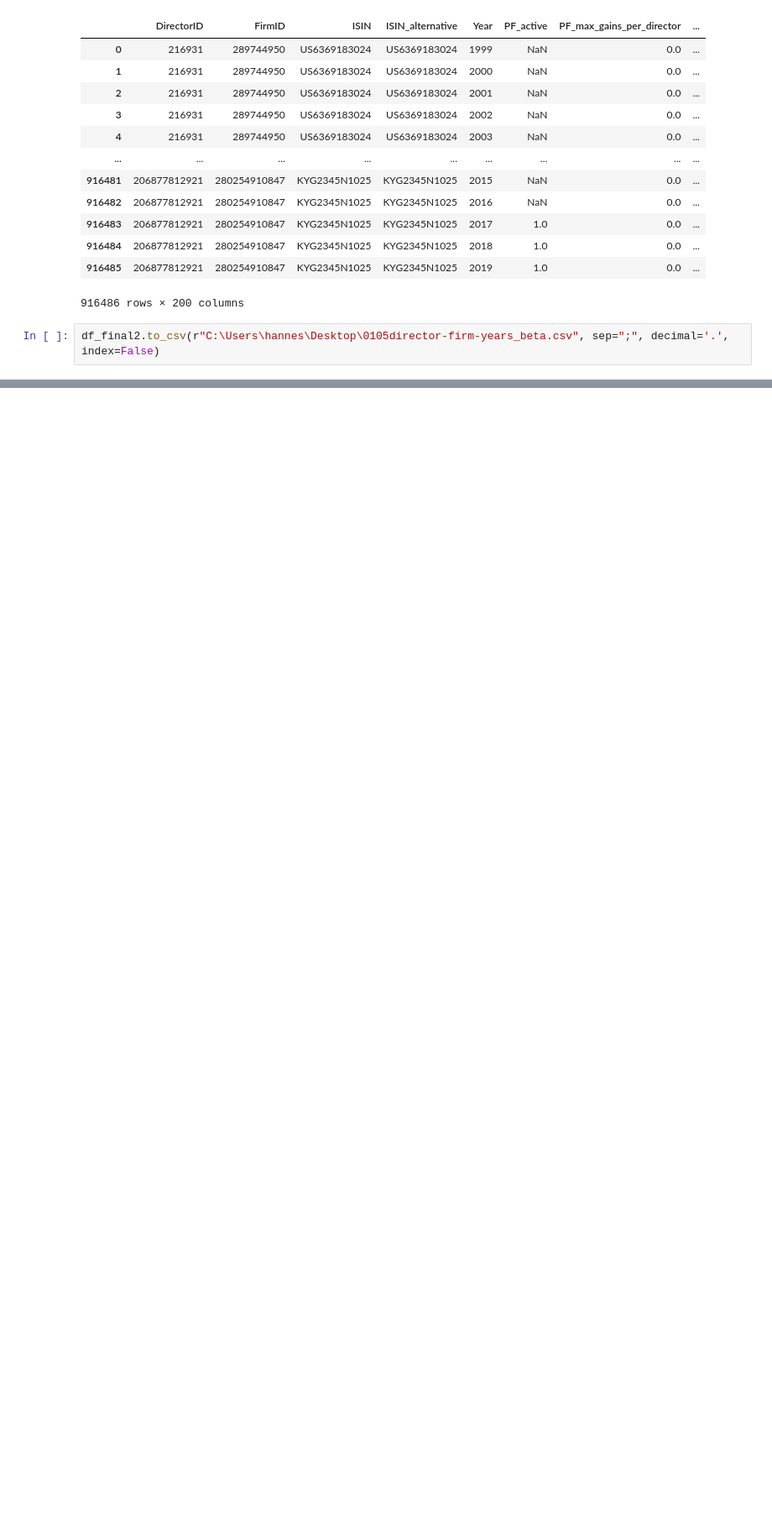
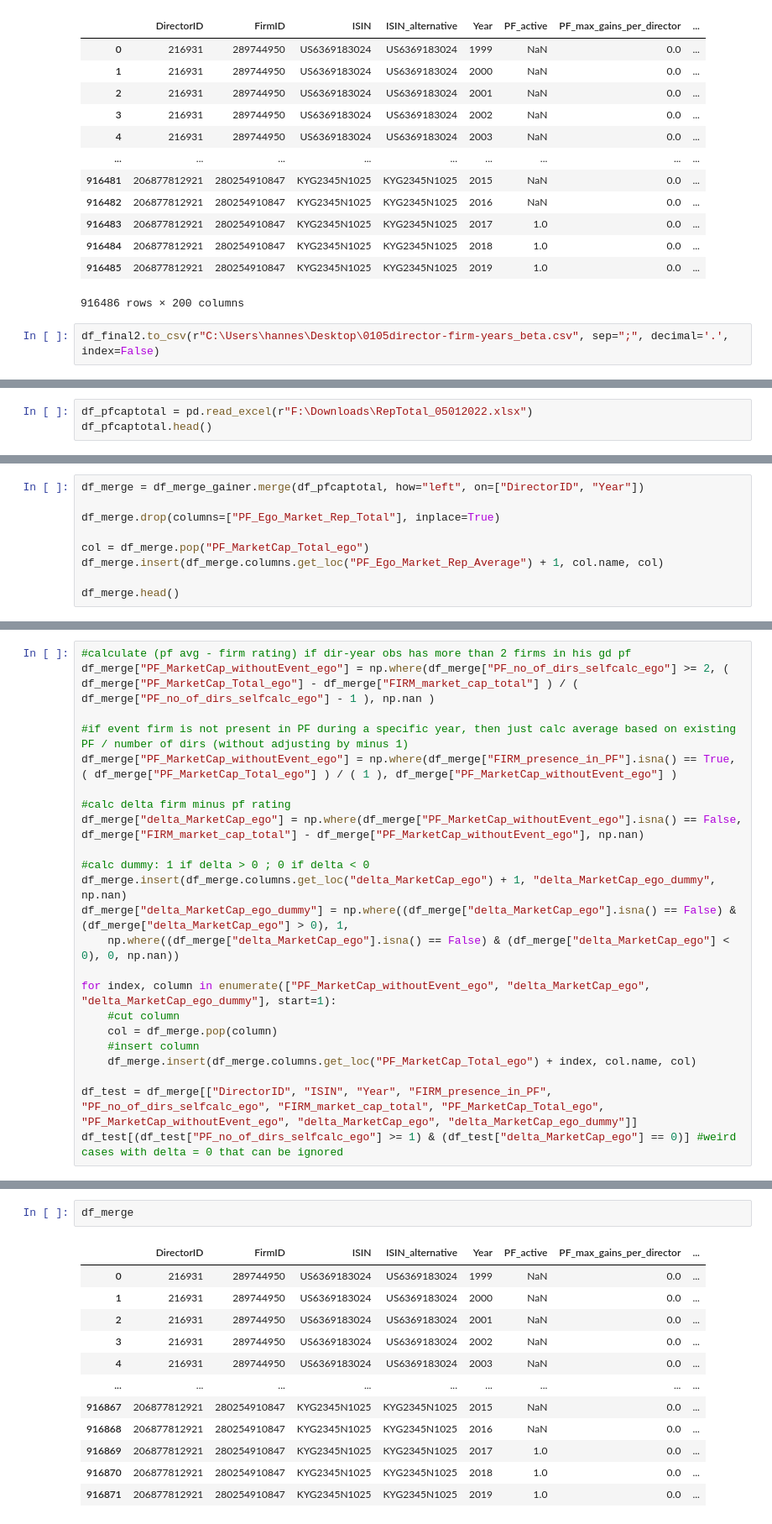
Before and after one commit to hannez11/director-project, a Jupyter notebook: delta calculation/delta_calculation_glassdoor.ipynb, the cells around one changed output, grey strips where cells are left out. Shown at 84% size. Saved outputs shown, nothing was run; the diff lists cells and outputs as text; blank space fills up the shorter version.

```diff
--- a/delta_calculation.ipynb
+++ b/delta calculation/delta_calculation_glassdoor.ipynb
@@ -444,0 +490,3 @@ df_final2.to_csv(r"C:\Users\hannes\Desktop\0105director-firm-years_beta.csv", se
+# %%
+df_pfcaptotal = pd.read_excel(r"F:\Downloads\RepTotal_05012022.xlsx")
+df_pfcaptotal.head()
@@ -444,0 +500,9 @@ df_final2.to_csv(r"C:\Users\hannes\Desktop\0105director-firm-years_beta.csv", se
+# %%
+df_merge = df_merge_gainer.merge(df_pfcaptotal, how="left", on=["DirectorID", "Year"])
+
+df_merge.drop(columns=["PF_Ego_Market_Rep_Total"], inplace=True)
+
+col = df_merge.pop("PF_MarketCap_Total_ego")
+df_merge.insert(df_merge.columns.get_loc("PF_Ego_Market_Rep_Average") + 1, col.name, col)
+
+df_merge.head()
@@ -444,0 +516,23 @@ df_final2.to_csv(r"C:\Users\hannes\Desktop\0105director-firm-years_beta.csv", se
+# %%
+#calculate (pf avg - firm rating) if dir-year obs has more than 2 firms in his gd pf
+df_merge["PF_MarketCap_withoutEvent_ego"] = np.where(df_merge["PF_no_of_dirs_selfcalc_ego"] >= 2, ( df_merge["PF_MarketCap_Total_ego"] - df_merge["FIRM_market_cap_total"] ) / ( df_merge["PF_no_of_dirs_selfcalc_ego"] - 1 ), np.nan )
+
+#if event firm is not present in PF during a specific year, then just calc average based on existing PF / number of dirs (without adjusting by minus 1)
+df_merge["PF_MarketCap_withoutEvent_ego"] = np.where(df_merge["FIRM_presence_in_PF"].isna() == True, ( df_merge["PF_MarketCap_Total_ego"] ) / ( 1 ), df_merge["PF_MarketCap_withoutEvent_ego"] )
+
+#calc delta firm minus pf rating
+df_merge["delta_MarketCap_ego"] = np.where(df_merge["PF_MarketCap_withoutEvent_ego"].isna() == False, df_merge["FIRM_market_cap_total"] - df_merge["PF_MarketCap_withoutEvent_ego"], np.nan)
+
+#calc dummy: 1 if delta > 0 ; 0 if delta < 0
+df_merge.insert(df_merge.columns.get_loc("delta_MarketCap_ego") + 1, "delta_MarketCap_ego_dummy", np.nan)
+df_merge["delta_MarketCap_ego_dummy"] = np.where((df_merge["delta_MarketCap_ego"].isna() == False) & (df_merge["delta_MarketCap_ego"] > 0), 1,
+    np.where((df_merge["delta_MarketCap_ego"].isna() == False) & (df_merge["delta_MarketCap_ego"] < 0), 0, np.nan))
+
+for index, column in enumerate(["PF_MarketCap_withoutEvent_ego", "delta_MarketCap_ego", "delta_MarketCap_ego_dummy"], start=1):
+    #cut column
+    col = df_merge.pop(column)
+    #insert column
+    df_merge.insert(df_merge.columns.get_loc("PF_MarketCap_Total_ego") + index, col.name, col)
+
+df_test = df_merge[["DirectorID", "ISIN", "Year", "FIRM_presence_in_PF", "PF_no_of_dirs_selfcalc_ego", "FIRM_market_cap_total", "PF_MarketCap_Total_ego", "PF_MarketCap_withoutEvent_ego", "delta_MarketCap_ego", "delta_MarketCap_ego_dummy"]]
+df_test[(df_test["PF_no_of_dirs_selfcalc_ego"] >= 1) & (df_test["delta_MarketCap_ego"] == 0)] #weird cases with delta = 0 that can be ignored
@@ -444,0 +553,15 @@ df_final2.to_csv(r"C:\Users\hannes\Desktop\0105director-firm-years_beta.csv", se
+# %%
+df_merge
+# %% [output]
+|  | DirectorID | FirmID | ISIN | ISIN_alternative | Year | PF_active | PF_max_gains_per_director | ... |
+| 0 | 216931 | 289744950 | US6369183024 | US6369183024 | 1999 | NaN | 0.0 | ... |
+| 1 | 216931 | 289744950 | US6369183024 | US6369183024 | 2000 | NaN | 0.0 | ... |
+| 2 | 216931 | 289744950 | US6369183024 | US6369183024 | 2001 | NaN | 0.0 | ... |
+| 3 | 216931 | 289744950 | US6369183024 | US6369183024 | 2002 | NaN | 0.0 | ... |
+| 4 | 216931 | 289744950 | US6369183024 | US6369183024 | 2003 | NaN | 0.0 | ... |
+| ... | ... | ... | ... | ... | ... | ... | ... | ... |
+| 916867 | 206877812921 | 280254910847 | KYG2345N1025 | KYG2345N1025 | 2015 | NaN | 0.0 | ... |
+| 916868 | 206877812921 | 280254910847 | KYG2345N1025 | KYG2345N1025 | 2016 | NaN | 0.0 | ... |
+| 916869 | 206877812921 | 280254910847 | KYG2345N1025 | KYG2345N1025 | 2017 | 1.0 | 0.0 | ... |
+| 916870 | 206877812921 | 280254910847 | KYG2345N1025 | KYG2345N1025 | 2018 | 1.0 | 0.0 | ... |
+| 916871 | 206877812921 | 280254910847 | KYG2345N1025 | KYG2345N1025 | 2019 | 1.0 | 0.0 | ... |
```
Also changed, not shown: parts of 16 cells of this notebook, 4 other files.
